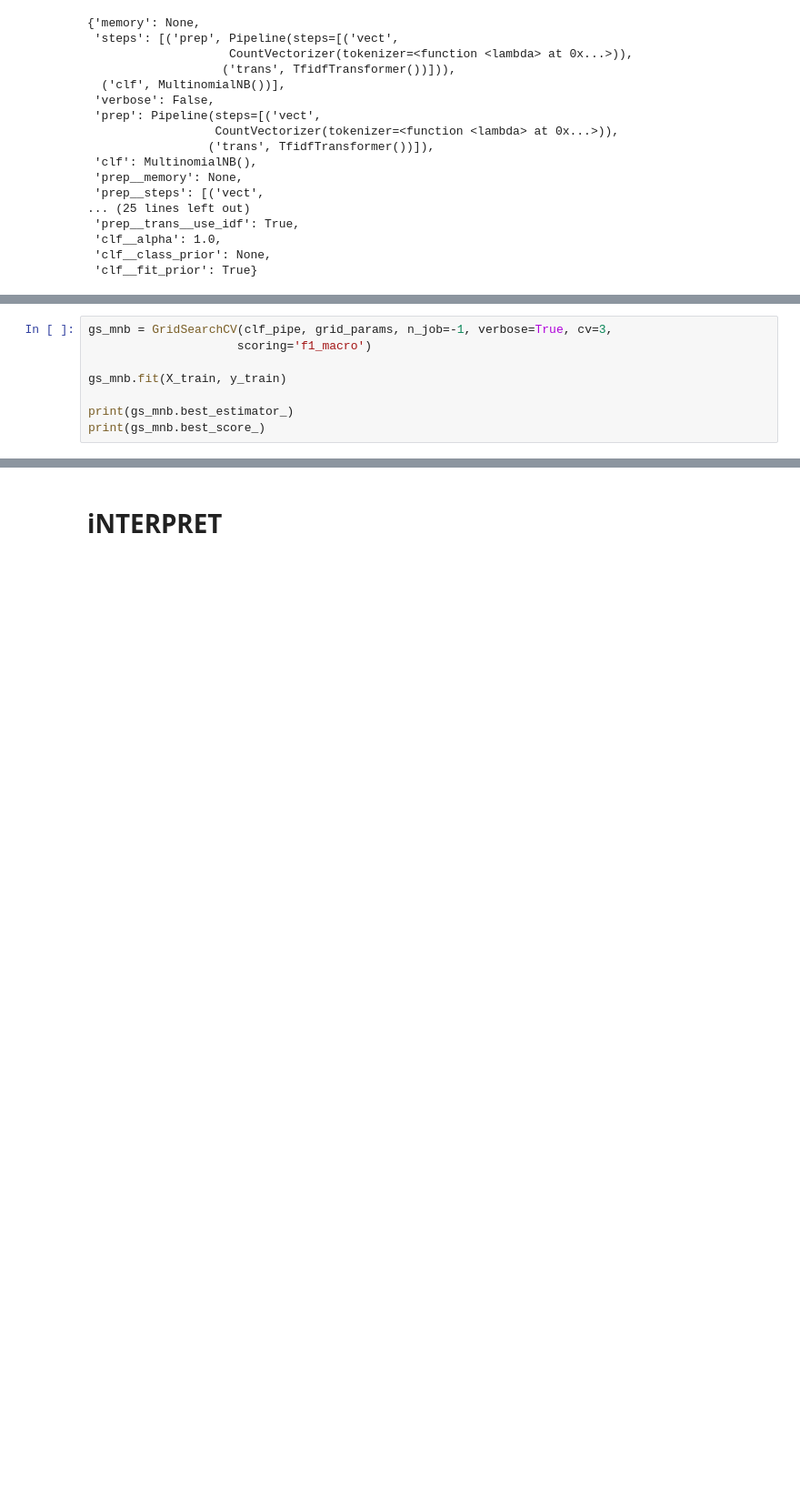
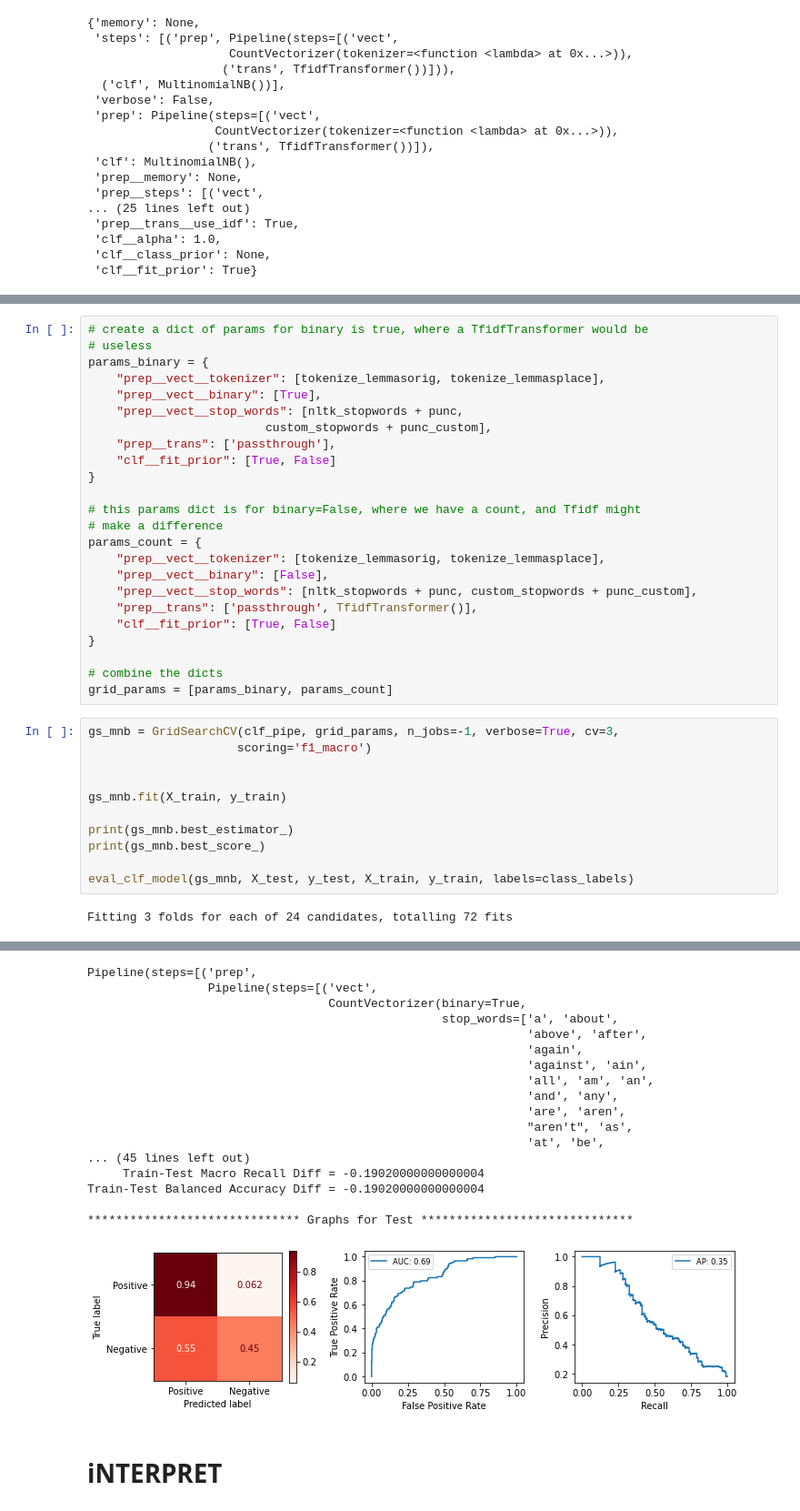
Before and after one commit to jess-miles/nlp-sentiment, a Jupyter notebook: index.ipynb, the cells around one changed output, grey strips where cells are left out. Shown at 91% size. Cells and saved outputs as stored; diff of their text form; blank space fills up the shorter version.

Commit message:
Updated notebook Copy1; ran simple model gridsearches

```diff
--- a/index.ipynb
+++ b/index.ipynb
@@ -1365,8 +1382,37 @@ grid_params = {
+# %%
+# create a dict of params for binary is true, where a TfidfTransformer would be
+# useless
+params_binary = {
+    "prep__vect__tokenizer": [tokenize_lemmasorig, tokenize_lemmasplace],
+    "prep__vect__binary": [True],
+    "prep__vect__stop_words": [nltk_stopwords + punc,
+                         custom_stopwords + punc_custom],
+    "prep__trans": ['passthrough'],
+    "clf__fit_prior": [True, False]
+}
+
+# this params dict is for binary=False, where we have a count, and Tfidf might
+# make a difference
+params_count = {
+    "prep__vect__tokenizer": [tokenize_lemmasorig, tokenize_lemmasplace],
+    "prep__vect__binary": [False],
+    "prep__vect__stop_words": [nltk_stopwords + punc, custom_stopwords + punc_custom],
+    "prep__trans": ['passthrough', TfidfTransformer()],
+    "clf__fit_prior": [True, False]
+}
+
+# combine the dicts
+grid_params = [params_binary, params_count]
 # %%
-gs_mnb = GridSearchCV(clf_pipe, grid_params, n_job=-1, verbose=True, cv=3,
+gs_mnb = GridSearchCV(clf_pipe, grid_params, n_jobs=-1, verbose=True, cv=3,
                      scoring='f1_macro')
+
 
 gs_mnb.fit(X_train, y_train)
 
 print(gs_mnb.best_estimator_)
 print(gs_mnb.best_score_)
+
+eval_clf_model(gs_mnb, X_test, y_test, X_train, y_train, labels=class_labels)
+# %% [output]
+Fitting 3 folds for each of 24 candidates, totalling 72 fits
@@ -1373,3 +1422,21 @@ print(gs_mnb.best_score_)
+Pipeline(steps=[('prep',
+                 Pipeline(steps=[('vect',
+                                  CountVectorizer(binary=True,
+                                                  stop_words=['a', 'about',
+                                                              'above', 'after',
+                                                              'again',
+                                                              'against', 'ain',
+                                                              'all', 'am', 'an',
+                                                              'and', 'any',
+                                                              'are', 'aren',
+                                                              "aren't", 'as',
+                                                              'at', 'be',
+... (45 lines left out)
+     Train-Test Macro Recall Diff = -0.19020000000000004
+Train-Test Balanced Accuracy Diff = -0.19020000000000004
+
+****************************** Graphs for Test ******************************
+[figure, added]
 # %% [markdown]
 # iNTERPRET
 # %% [markdown]
```
Also changed, not shown: parts of 5 cells of this notebook, 2 other files.
